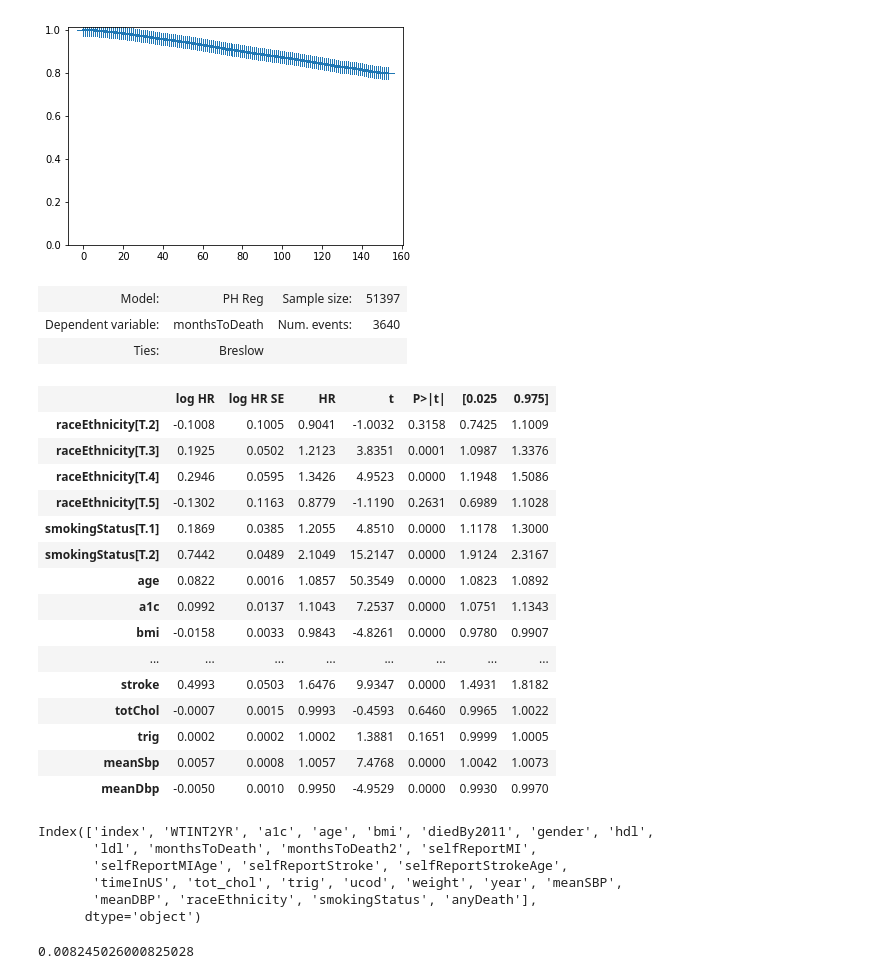
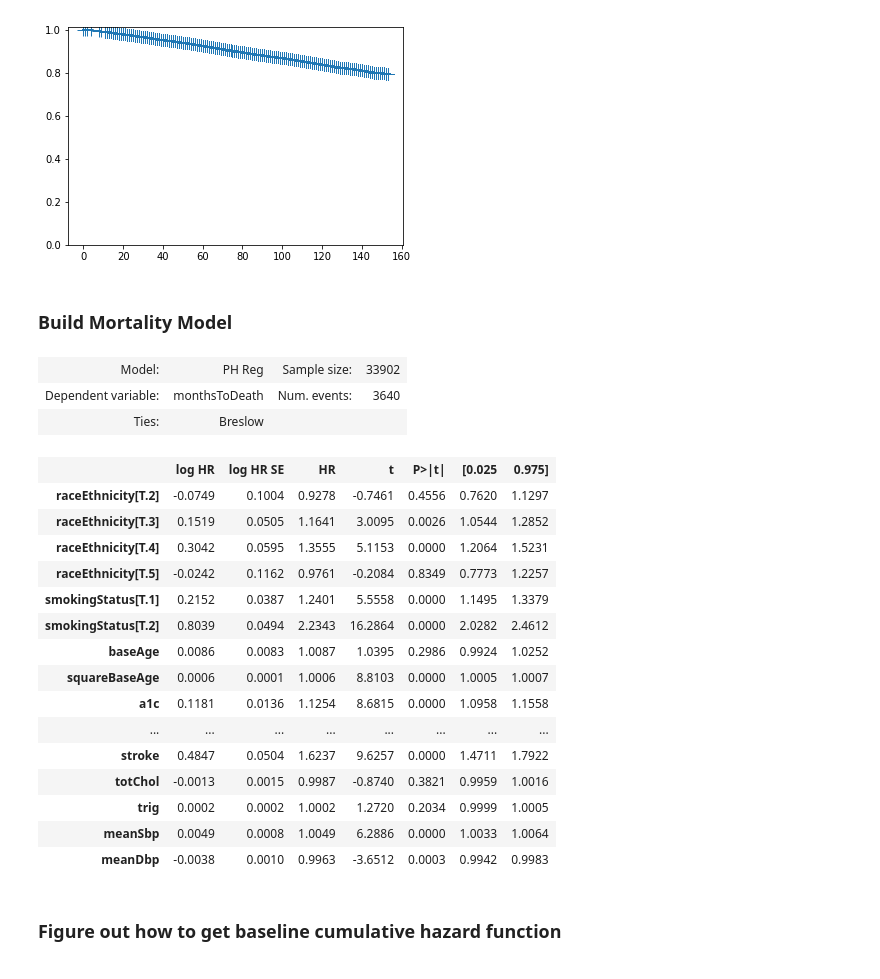
Before and after one commit to jburke5/microsimNHANES, a Jupyter notebook: buildNHANESMortalityModel.ipynb, the cells around one changed output. Drawn from its saved outputs; the diff is of its cells as text; code cells hidden in the pictures.

Commit message:
Adding mortality model derivation and validation

```diff
--- a/buildNHANESMortalityModel.ipynb
+++ b/buildNHANESMortalityModel.ipynb
@@ -1,5 +3,6 @@
 # %%
 import pandas as pd
+pd.set_option('display.max_columns', None)
 
 imputedDataset = pd.read_stata("/Users/burke/Documents/research/bpCog/mcm/mcm/data/fullyImputedDataset.dta")
 # %%
@@ -9,9 +12,11 @@ imputedDataset = imputedDataset.rename({'selfReportMI' : 'mi',
                                         'selfReportStroke' : 'stroke',
                                         'tot_chol' : 'totChol',
                                         'meanDBP' : 'meanDbp',
-                                        'meanSBP' : 'meanSbp'}, axis='columns')
+                                        'meanSBP' : 'meanSbp',
+                                        'age' : 'baseAge'}, axis='columns')
 
 imputedDataset['anyDeath'] = imputedDataset.ucod >= 1
+imputedDataset = imputedDataset.loc[imputedDataset.year < 2011] # we dont' have mortality data after this time
 #imputedDataset.monthsToDeath.loc[imputedDataset.anyDeath==0] = np.nan
 
 sf1 = sm.duration.SurvfuncRight(imputedDataset.monthsToDeath, imputedDataset.anyDeath)
@@ -32,38 +37,34 @@ sf1.plot()
 # %% [output]
 [figure]
 [figure]
+# %% [markdown]
+### Build Mortality Model
 # %%
-model = sm.PHReg.from_formula("monthsToDeath ~  age + a1c + bmi + gender + hdl + ldl + mi + stroke + totChol + trig + meanSbp + meanDbp + raceEthnicity + smokingStatus", status="anyDeath", data=imputedDataset)
-results = model.fit()
+imputedDataset['squareBaseAge'] = imputedDataset['baseAge']**2
+coxModel = sm.PHReg.from_formula("monthsToDeath ~  baseAge + squareBaseAge + a1c + bmi + gender + hdl + ldl + mi + stroke + totChol + trig + meanSbp + meanDbp + raceEthnicity + smokingStatus", status="anyDeath", data=imputedDataset)
+results = coxModel.fit()
 results.summary()
 # %% [output]
-| Model: | PH Reg | Sample size: | 51397 |
+| Model: | PH Reg | Sample size: | 33902 |
 | Dependent variable: | monthsToDeath | Num. events: | 3640 |
 | Ties: | Breslow |  |  |
 |  | log HR | log HR SE | HR | t | P>|t| | [0.025 | 0.975] |
-| raceEthnicity[T.2] | -0.1008 | 0.1005 | 0.9041 | -1.0032 | 0.3158 | 0.7425 | 1.1009 |
-| raceEthnicity[T.3] | 0.1925 | 0.0502 | 1.2123 | 3.8351 | 0.0001 | 1.0987 | 1.3376 |
-| raceEthnicity[T.4] | 0.2946 | 0.0595 | 1.3426 | 4.9523 | 0.0000 | 1.1948 | 1.5086 |
-| raceEthnicity[T.5] | -0.1302 | 0.1163 | 0.8779 | -1.1190 | 0.2631 | 0.6989 | 1.1028 |
-| smokingStatus[T.1] | 0.1869 | 0.0385 | 1.2055 | 4.8510 | 0.0000 | 1.1178 | 1.3000 |
-| smokingStatus[T.2] | 0.7442 | 0.0489 | 2.1049 | 15.2147 | 0.0000 | 1.9124 | 2.3167 |
-| age | 0.0822 | 0.0016 | 1.0857 | 50.3549 | 0.0000 | 1.0823 | 1.0892 |
-| a1c | 0.0992 | 0.0137 | 1.1043 | 7.2537 | 0.0000 | 1.0751 | 1.1343 |
-| bmi | -0.0158 | 0.0033 | 0.9843 | -4.8261 | 0.0000 | 0.9780 | 0.9907 |
+| raceEthnicity[T.2] | -0.0749 | 0.1004 | 0.9278 | -0.7461 | 0.4556 | 0.7620 | 1.1297 |
+| raceEthnicity[T.3] | 0.1519 | 0.0505 | 1.1641 | 3.0095 | 0.0026 | 1.0544 | 1.2852 |
+| raceEthnicity[T.4] | 0.3042 | 0.0595 | 1.3555 | 5.1153 | 0.0000 | 1.2064 | 1.5231 |
+| raceEthnicity[T.5] | -0.0242 | 0.1162 | 0.9761 | -0.2084 | 0.8349 | 0.7773 | 1.2257 |
+| smokingStatus[T.1] | 0.2152 | 0.0387 | 1.2401 | 5.5558 | 0.0000 | 1.1495 | 1.3379 |
+| smokingStatus[T.2] | 0.8039 | 0.0494 | 2.2343 | 16.2864 | 0.0000 | 2.0282 | 2.4612 |
+| baseAge | 0.0086 | 0.0083 | 1.0087 | 1.0395 | 0.2986 | 0.9924 | 1.0252 |
+| squareBaseAge | 0.0006 | 0.0001 | 1.0006 | 8.8103 | 0.0000 | 1.0005 | 1.0007 |
+| a1c | 0.1181 | 0.0136 | 1.1254 | 8.6815 | 0.0000 | 1.0958 | 1.1558 |
 | ... | ... | ... | ... | ... | ... | ... | ... |
-| stroke | 0.4993 | 0.0503 | 1.6476 | 9.9347 | 0.0000 | 1.4931 | 1.8182 |
-| totChol | -0.0007 | 0.0015 | 0.9993 | -0.4593 | 0.6460 | 0.9965 | 1.0022 |
-| trig | 0.0002 | 0.0002 | 1.0002 | 1.3881 | 0.1651 | 0.9999 | 1.0005 |
-| meanSbp | 0.0057 | 0.0008 | 1.0057 | 7.4768 | 0.0000 | 1.0042 | 1.0073 |
-| meanDbp | -0.0050 | 0.0010 | 0.9950 | -4.9529 | 0.0000 | 0.9930 | 0.9970 |
+| stroke | 0.4847 | 0.0504 | 1.6237 | 9.6257 | 0.0000 | 1.4711 | 1.7922 |
+| totChol | -0.0013 | 0.0015 | 0.9987 | -0.8740 | 0.3821 | 0.9959 | 1.0016 |
+| trig | 0.0002 | 0.0002 | 1.0002 | 1.2720 | 0.2034 | 0.9999 | 1.0005 |
+| meanSbp | 0.0049 | 0.0008 | 1.0049 | 6.2886 | 0.0000 | 1.0033 | 1.0064 |
+| meanDbp | -0.0038 | 0.0010 | 0.9963 | -3.6512 | 0.0003 | 0.9942 | 0.9983 |
-# %%
-imputedDataset.columns
-# %% [output]
-Index(['index', 'WTINT2YR', 'a1c', 'age', 'bmi', 'diedBy2011', 'gender', 'hdl',
-       'ldl', 'monthsToDeath', 'monthsToDeath2', 'selfReportMI',
-       'selfReportMIAge', 'selfReportStroke', 'selfReportStrokeAge',
-       'timeInUS', 'tot_chol', 'trig', 'ucod', 'weight', 'year', 'meanSBP',
-       'meanDBP', 'raceEthnicity', 'smokingStatus', 'anyDeath'],
-      dtype='object')
+# %% [markdown]
+### Figure out how to get baseline cumulative hazard function
 # %%
 # get the baseline cumulative hazard at one year.
@@ -72,4 +72,0 @@ oneYearCumHazard = tuples[0][1][12]
-# %%
-oneYearCumHazard
-# %% [output]
-0.008245026000825028
```
Also changed, not shown: parts of 32 cells of this notebook, 2 other files.
